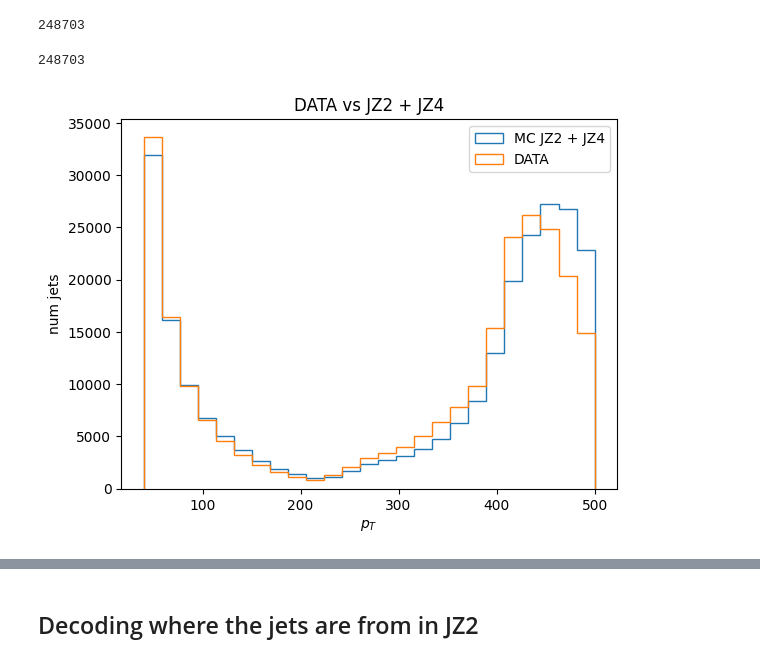
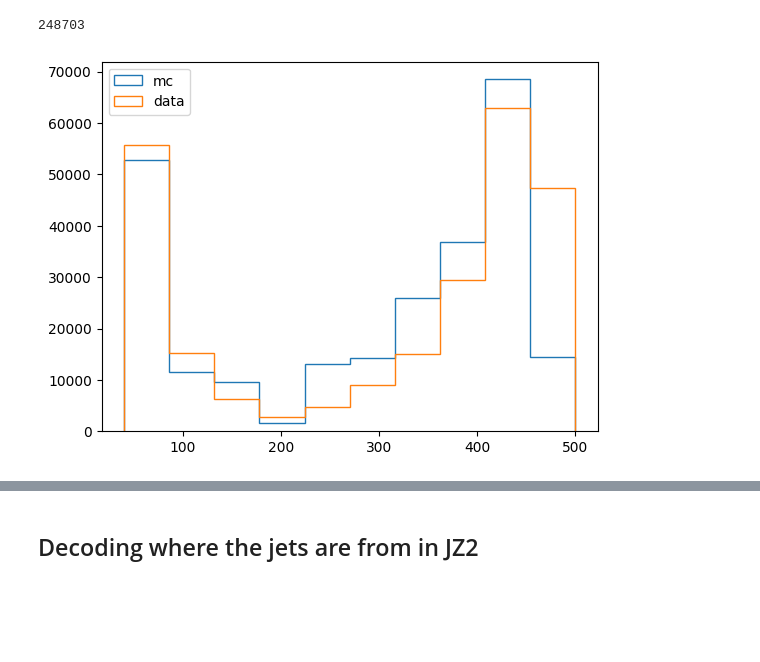
Before and after one commit to gordonwatts/sx_training_fetch, a Jupyter notebook: notebooks/008 - CR_region.ipynb, the cells around one changed output, grey strips where cells are left out. Saved outputs shown, nothing was run; the diff lists cells and outputs as text; code cells hidden in the pictures; blank space fills up the shorter version.

```diff
--- a/notebooks/008 - CR_region.ipynb
+++ b/notebooks/008 - CR_region.ipynb
@@ -28,0 +23,7 @@ Scaling factors for JZ2
+# %%
+dfjz4 = ak.concatenate([
+    ak.from_parquet("/data/agolub/bulk_processed_files/cr/mc23_13p6TeV.801169.Py8EG_A14NNPDF23LO_jj_JZ4.deriv.DAOD_LLP1.e8514_s4159_r15224_p7077_000.parquet"),
+    ak.from_parquet("/data/agolub/bulk_processed_files/cr/mc23_13p6TeV.801169.Py8EG_A14NNPDF23LO_jj_JZ4.deriv.DAOD_LLP1.e8514_s4159_r15224_p7077_001.parquet"),
+    ak.from_parquet("/data/agolub/bulk_processed_files/cr/mc23_13p6TeV.801169.Py8EG_A14NNPDF23LO_jj_JZ4.deriv.DAOD_LLP1.e8514_s4159_r15224_p7077_002.parquet"),
+    ak.from_parquet("/data/agolub/bulk_processed_files/cr/mc23_13p6TeV.801169.Py8EG_A14NNPDF23LO_jj_JZ4.deriv.DAOD_LLP1.e8514_s4159_r15224_p7077_003.parquet")
+])
@@ -57,2 +125,6 @@ comb_jz2jz4 = ak.concatenate([dfjz2[:1], dfjz4])
 # %%
 import matplotlib.pyplot as plt
+# %%
+# Combining datasets and weights to plot them
+comb_ds = ak.concatenate([dfjz2, dfjz3, dfjz4])
+comb_weights = ak.concatenate([jz2_weights, jz3_weights, jz4_weights])
@@ -113,7 +193,8 @@ data_ds = ak.from_parquet("../crdata_test_000.parquet")
 len(data_ds.pt)
 # %% [output]
 248703
-# %%
-len(comb_jz4_000_009_jz2[:248703])
-# %% [output]
-248703
+# %%
+# resizing the combined dataset to be the same length as the data dataset
+# NOTE this removes jz4 samples entirely
+smallercombds = comb_ds[:len(data_ds)]
+smallerweights = comb_weights[:len(data_ds)]
@@ -120,13 +203,12 @@ len(comb_jz4_000_009_jz2[:248703])
+# %%
+rescaled_mcweight = smallercombds.mcEventWeight * (len(data_ds)/sum(smallercombds.mcEventWeight))
 # %%
-plt.hist(comb_jz4_000_009_jz2[:248703].pt, histtype='step', bins=25, label="MC JZ2 + JZ4")
-plt.hist(data_ds.pt, histtype='step', bins=25, label="DATA")
+plt.hist(smallercombds.pt, weights=rescaled_mcweight, histtype="step", label="mc")
+plt.hist(data_ds.pt, histtype="step", label="data")
 plt.legend()
-plt.xlabel("$p_T$")
-plt.ylabel("num jets")
-plt.title("DATA vs JZ2 + JZ4")
 plt.show()
 # %% [output]
-[figure, old version]
+[figure, new version]
 # %%
 import numpy as np
 import matplotlib.pyplot as plt
```
Also changed, not shown: parts of 37 cells of this notebook.
